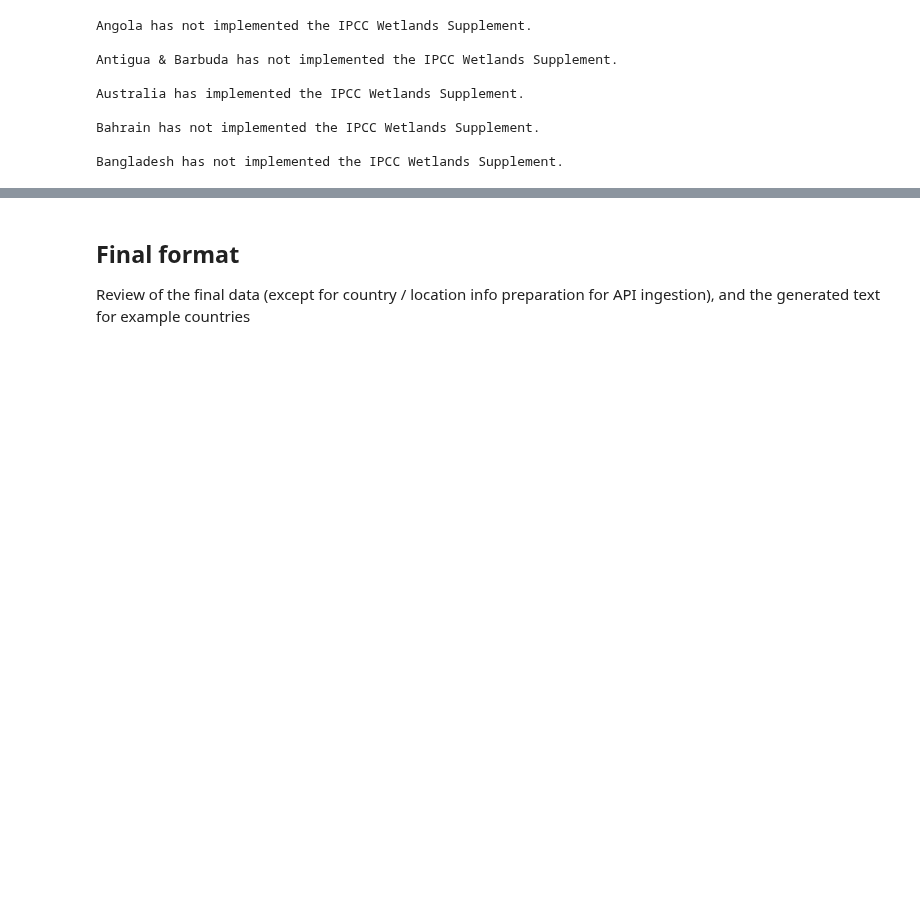
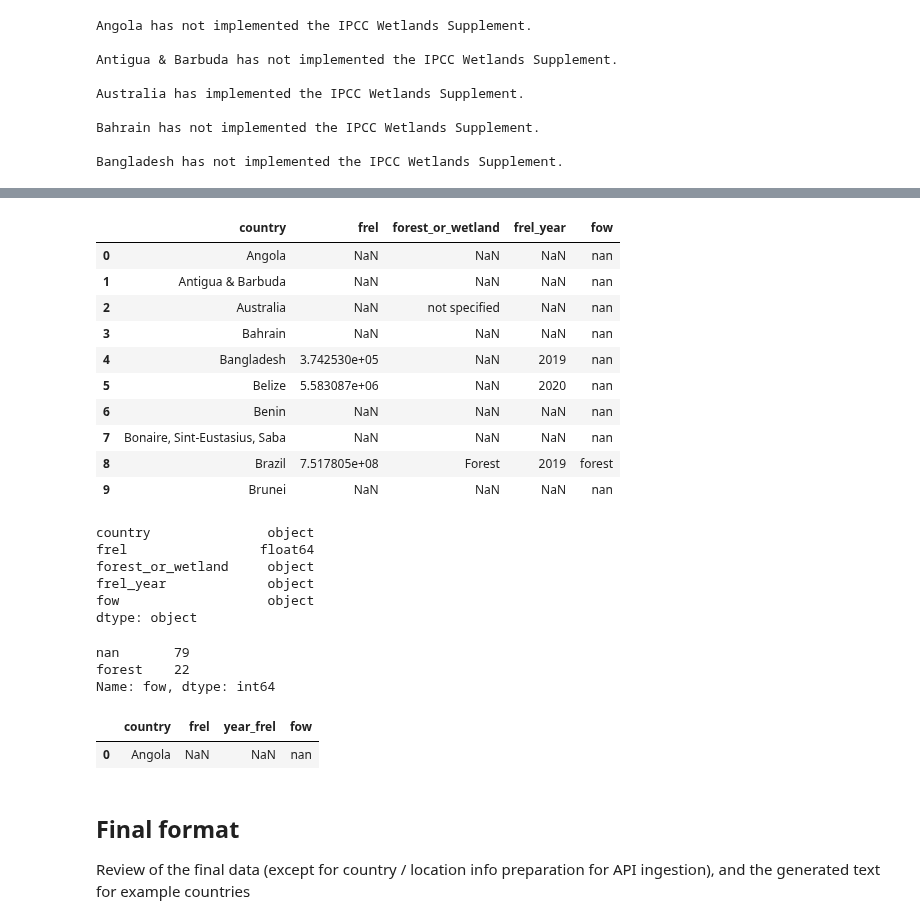
Before and after one commit to Vizzuality/mangrove-atlas, a Jupyter notebook: data/notebooks/Lab/data_processing/widgets-v2/international_status_data_processing.ipynb, the cells around one changed output, grey strips where cells are left out. Drawn from its saved outputs; the diff is of its cells as text; code cells hidden in the pictures; blank space fills up the shorter version.

```diff
--- a/data/notebooks/Lab/data_processing/widgets-v2/international_status_data_processing.ipynb
+++ b/data/notebooks/Lab/data_processing/widgets-v2/international_status_data_processing.ipynb
@@ -33,7 +33,7 @@ import requests
 
 Data can be retrieved directly from the google cloud bucket of the project.
 # %%
-data_url = 'https://storage.googleapis.com/mangrove_atlas/widget_data/Climate_Policy_Tool_Data_prep.csv'
+data_url = 'https://storage.googleapis.com/mangrove_atlas/widget_data/Climate_Policy_Tool_Data_v20220901.csv'
 original_data = pd.read_csv(data_url)
 #original_data = pd.read_csv('../../../../data/Climate_Policy_Tool_Data_prep.csv')
 
@@ -66,7 +66,7 @@ selected_data = original_data[['iso', 'name',
                              'ndc_blurb', 'climate_vulnerability_rank_(index)', 'ndc:_first/updated',
                              'ndc:includes/doesn\'t_include', 'ndc_mitigation_(y/n)',
                              'ndc_adaptation_(y/n)', 'frel', 'forest_or_wetland', 'wetland_supplement',
-                             'ghg_inventories']].copy()
+                             'ghg_inventories', 'frel_year']].copy()
 
 
 
@@ -77,7 +77,7 @@ selected_data.columns = ['iso', 'country',
                       'ndc_blurb', 'climate_vulnerability_rank', 'ndc_first_updated',
                       'ndc_includes', 'ndc_mitigation_y/n',
                       'ndc_adaptation_y/n', 'frel', 'forest_or_wetland', 'wetland_supplement',
-                      'ghg_inventories']
+                      'ghg_inventories', 'frel_year']
 selected_data.head()
 # %% [output]
 |  | iso | country | 2016_mangrove_extent | ndc_pct_reduction_target | ndc_target | ncs_submission_language | ... |
@@ -355,0 +371,42 @@ Bangladesh has not implemented the IPCC Wetlands Supplement.
+# %%
+frel = selected_data[['country', 'frel', 'forest_or_wetland', 'frel_year']].copy()
+frel['fow'] = np.where(frel.forest_or_wetland.str.lower() == 'forest', 'forest', np.where(frel.forest_or_wetland.str.lower() == 'wetland', 'wetland', np.nan))
+
+frel['frel'] = frel['frel'].str.replace('ﾠ','')
+frel['frel'] = frel['frel'].astype(float)
+frel.head(10)
+# %% [output]
+|  | country | frel | forest_or_wetland | frel_year | fow |
+| 0 | Angola | NaN | NaN | NaN | nan |
+| 1 | Antigua & Barbuda | NaN | NaN | NaN | nan |
+| 2 | Australia | NaN | not specified | NaN | nan |
+| 3 | Bahrain | NaN | NaN | NaN | nan |
+| 4 | Bangladesh | 3.742530e+05 | NaN | 2019 | nan |
+| 5 | Belize | 5.583087e+06 | NaN | 2020 | nan |
+| 6 | Benin | NaN | NaN | NaN | nan |
+| 7 | Bonaire, Sint-Eustasius, Saba | NaN | NaN | NaN | nan |
+| 8 | Brazil | 7.517805e+08 | Forest | 2019 | forest |
+| 9 | Brunei | NaN | NaN | NaN | nan |
+# %%
+frel.dtypes
+# %% [output]
+country               object
+frel                 float64
+forest_or_wetland     object
+frel_year             object
+fow                   object
+dtype: object
+# %%
+#Check values (no Wetlands on original data)
+frel['fow'].value_counts()
+# %% [output]
+nan       79
+forest    22
+Name: fow, dtype: int64
+# %%
+frel.rename(columns={'frel_year':'year_frel'}, inplace=True)
+frel.drop(columns=['forest_or_wetland'], inplace=True)
+frel.head(1)
+# %% [output]
+|  | country | frel | year_frel | fow |
+| 0 | Angola | NaN | NaN | nan |
```
Also changed, not shown: parts of 11 cells of this notebook.
